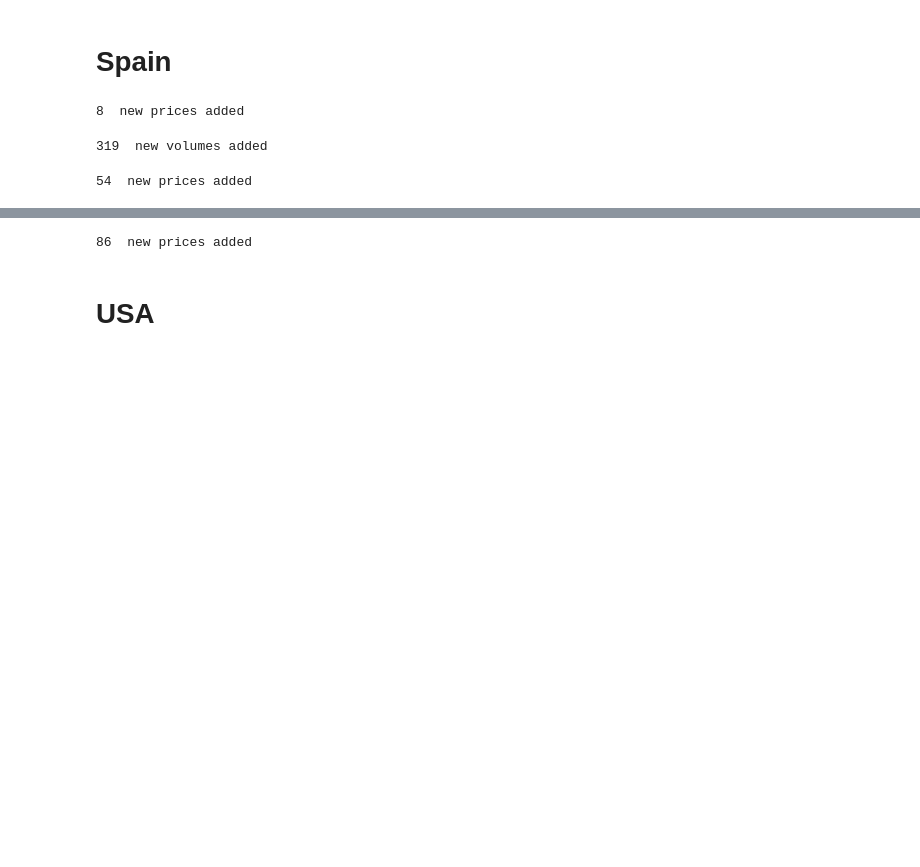
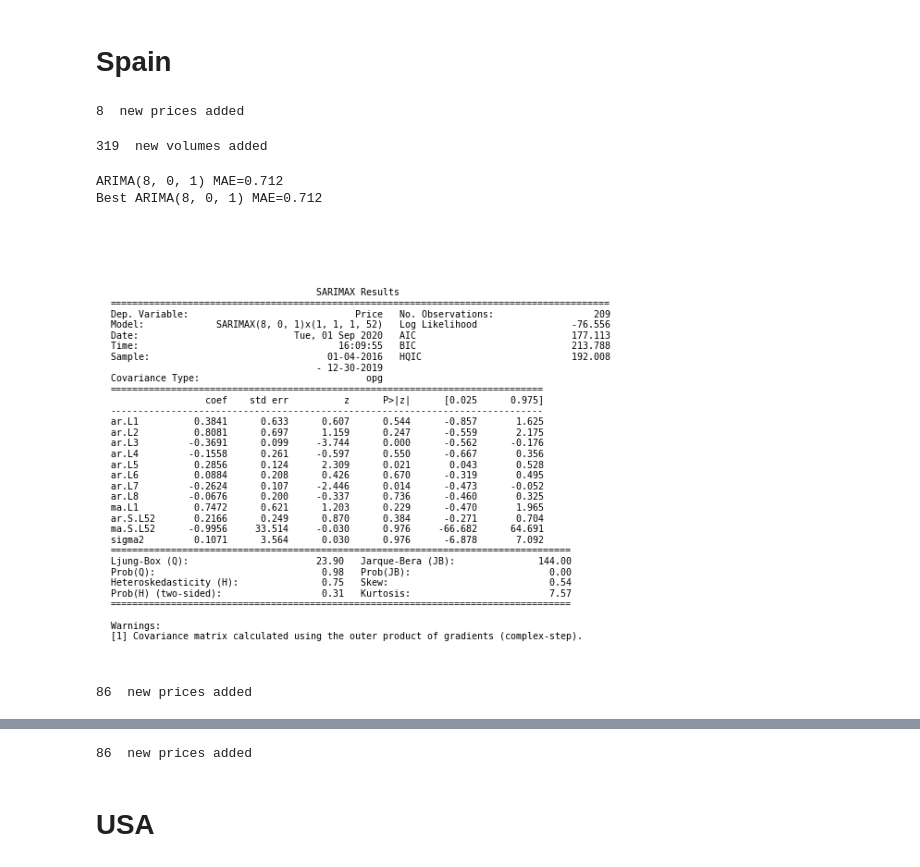
Before and after one commit to matozqui/Berries_Pricing, a Jupyter notebook: notebooks/processing/step_by_step.ipynb, the cells around one changed output, grey strips where cells are left out. Drawn from its saved outputs; the diff is of its cells as text; code cells hidden in the pictures; blank space fills up the shorter version.

Commit message:
Arima adapted for US price prediction

```diff
--- a/notebooks/processing/step_by_step.ipynb
+++ b/notebooks/processing/step_by_step.ipynb
@@ -28,16 +28,34 @@ imp.load_prices_bbdd(price)
 imp.load_volumes_bbdd(imp.get_volumes_ibo())
 # %% [output]
 319  new volumes added
+# %%
+# train model
+ctry = 'ES'
+crop = 'BLUEBERRIES'
+regn = 'ANDALUSIA'
+ctgr = 'std'
+pkge = 'bulk'
+crcy = 'EUR'
+msre = 'KG'
+mdel = 'ARIMA'
+trade_ctry = 'ES'
+
+train.train_arima_model(crop,ctry,trade_ctry,ctgr)
+# %% [output]
+ARIMA(8, 0, 1) MAE=0.712
+Best ARIMA(8, 0, 1) MAE=0.712
+[figure, added]
 # %%
 # inference model
 ctry = 'ES'
-crop = 'BLUEBERRIES'
+crop = 'RASPBERRIES'
 regn = 'ANDALUSIA'
 catg = 'std'
 pkge = 'bulk'
 crcy = 'EUR'
 msre = 'KG'
 mdel = 'ARIMA'
+trade_ctry = 'ES'
 
 from dateutil.relativedelta import relativedelta
 from datetime import date
@@ -45,10 +63,10 @@ from datetime import date
 start = date.today().strftime('%Y-01-01')
 end = (date.today() + relativedelta(years=1)).strftime('%Y-12-31')
 
-df_pred = inf.get_prediction(ctry,crop,regn,catg,pkge,crcy,msre,mdel,start,end)
-inf.load_predictions_db(df_pred,ctry,crop,regn,catg,pkge,crcy,msre,mdel)
+df_pred = inf.get_prediction(ctry,crop,trade_ctry,regn,catg,pkge,crcy,msre,mdel,start,end)
+inf.load_predictions_db(df_pred,ctry,crop,trade_ctry,regn,catg,pkge,crcy,msre,mdel)
 # %% [output]
-54  new prices added
+86  new prices added
 # %%
 # inference model
 crop = 'STRAWBERRIES'
```
Also changed, not shown: parts of 1 cell of this notebook, 13 other files.
